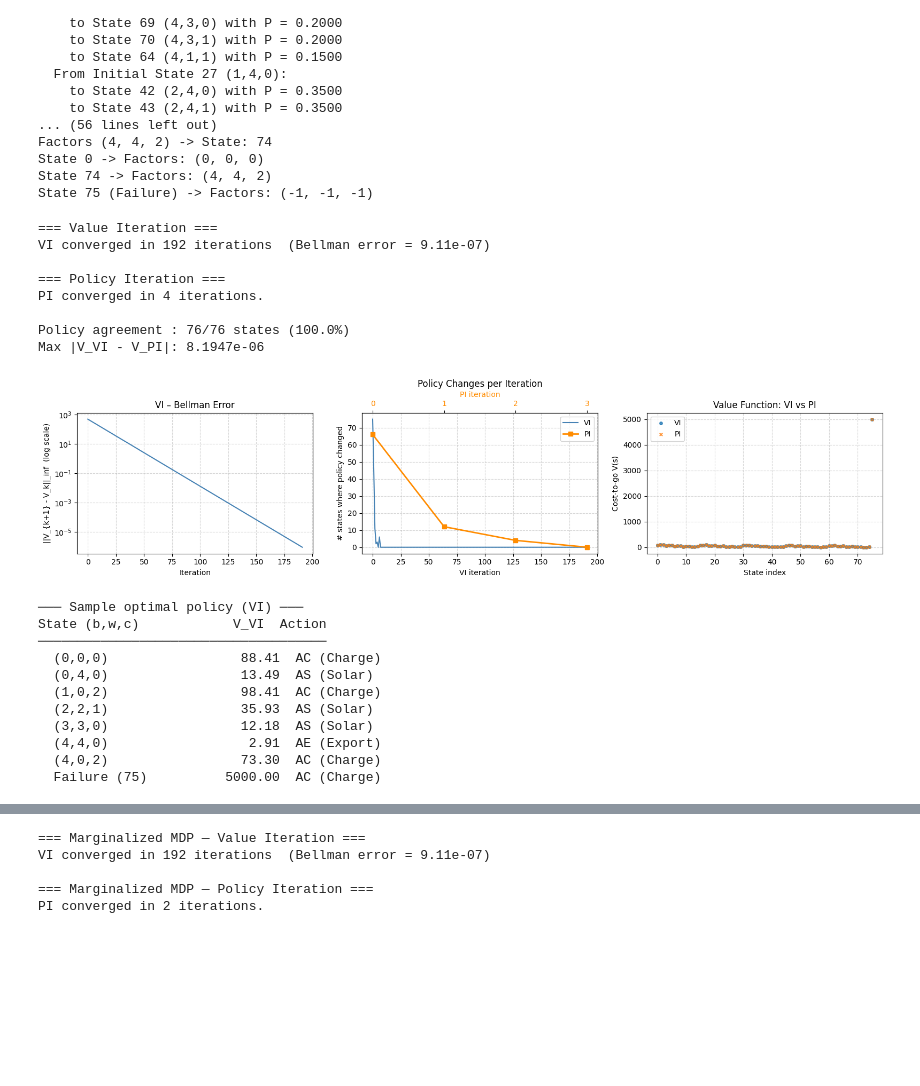
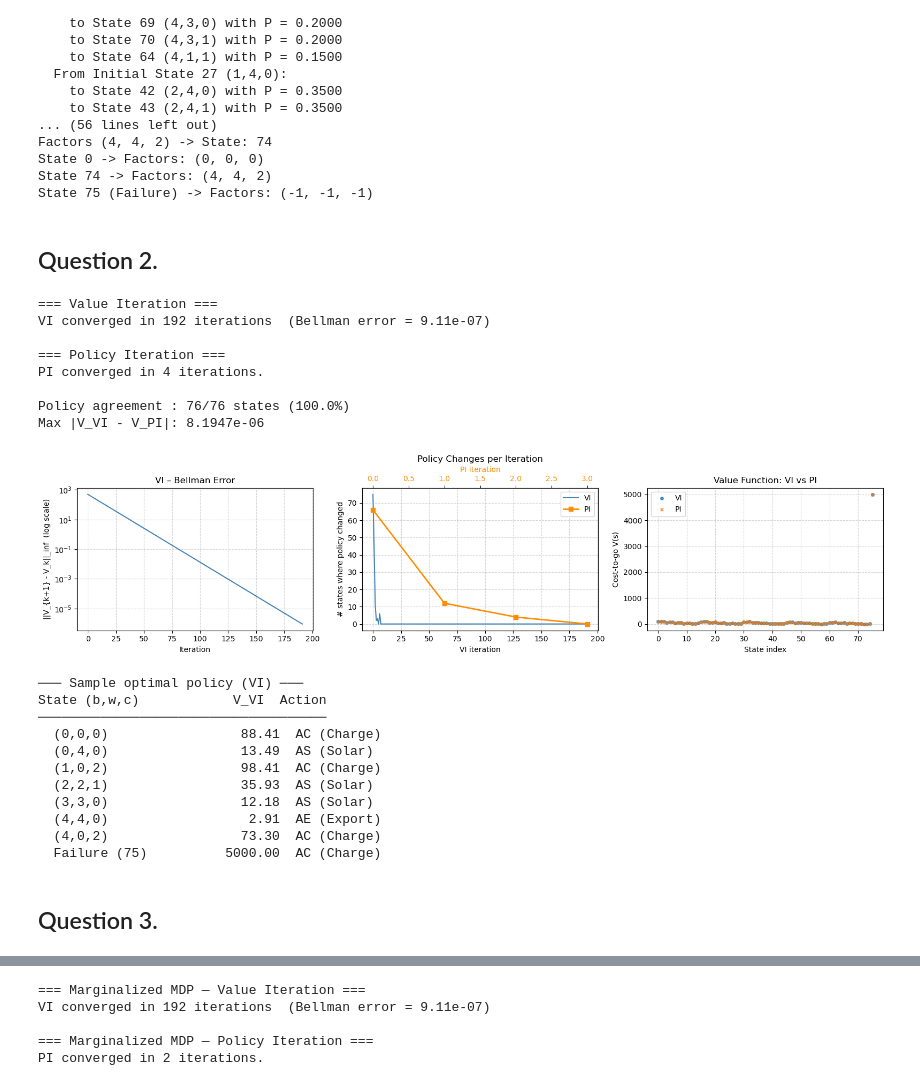
Before and after one commit to FranciscoRedondo29/PADI, a Jupyter notebook: lab2/lab-2.ipynb, the cells around one changed output, grey strips where cells are left out. Cells and saved outputs as stored; diff of their text form; code cells hidden in the pictures; blank space fills up the shorter version.

```diff
--- a/lab2/lab-2.ipynb
+++ b/lab2/lab-2.ipynb
@@ -395,18 +395,17 @@ def policy_iteration(T, C, gamma=GAMMA, max_iter=500):
         print(f"PI reached max_iter={max_iter} without converging.")
 
     return V, pi, {'policy_changes': policy_changes}
+# %% [markdown]
+## Question 2.
 # %%
-# ── Build cost matrix ─────────────────────────────────────────────────
 C_matrix = create_cost_matrix()
 
-# ── Run algorithms ────────────────────────────────────────────────────
 print("=== Value Iteration ===")
 V_vi, pi_vi, hist_vi = value_iteration(T_complex, C_matrix)
 
 print("\n=== Policy Iteration ===")
 V_pi, pi_pi, hist_pi = policy_iteration(T_complex, C_matrix)
 
-# ── Quantitative comparison ───────────────────────────────────────────
 policy_agree = int(np.sum(pi_vi == pi_pi))
 max_V_diff   = float(np.max(np.abs(V_vi - V_pi)))
 print(f"\nPolicy agreement : {policy_agree}/{NUM_TOTAL_STATES} states "
@@ -435,7 +434,6 @@ ax_pi.plot(hist_pi['policy_changes'], color='darkorange', lw=2,
            marker='s', ms=6, label='PI')
 ax_pi.set_xlabel('PI iteration', color='darkorange')
 ax_pi.tick_params(axis='x', labelcolor='darkorange')
-ax_pi.xaxis.set_major_locator(plt.MaxNLocator(integer=True))
 
 lines_vi, labels_vi = axes[1].get_legend_handles_labels()
 lines_pi, labels_pi = ax_pi.get_legend_handles_labels()
@@ -448,35 +446,34 @@ axes[2].scatter(range(NUM_TOTAL_STATES), V_pi, s=15, alpha=0.8,
                 marker='x', label='PI', zorder=3)
 axes[2].set_xlabel('State index')
 axes[2].set_ylabel('Cost-to-go V(s)')
 axes[2].set_title('Value Function: VI vs PI')
 axes[2].legend()
 axes[2].grid(True, ls='--', alpha=0.5)
 
 plt.tight_layout()
 plt.show()
 
-# ── Sample policy display ─────────────────────────────────────────────
 action_names = {AC: 'AC (Charge)', AS: 'AS (Solar)', AE: 'AE (Export)'}
 print("\n─── Sample optimal policy (VI) ───")
 header = f"{'State (b,w,c)':<18} {'V_VI':>10}  {'Action'}"
 print(header)
 print("─" * len(header))
 sample = [(0,0,0), (0,4,0), (1,0,2), (2,2,1), (3,3,0), (4,4,0), (4,0,2)]
 for b, w, c in sample:
     s = factors_to_state(b, w, c)
     print(f"  ({b},{w},{c}){'':<11} {V_vi[s]:>10.2f}  {action_names[pi_vi[s]]}")
 failure_s = NUM_TOTAL_STATES - 1
 print(f"  Failure (75)       {V_vi[failure_s]:>10.2f}  {action_names[pi_vi[failure_s]]}")
 # %% [output]
 === Value Iteration ===
 VI converged in 192 iterations  (Bellman error = 9.11e-07)
 
 === Policy Iteration ===
 PI converged in 4 iterations.
 
 Policy agreement : 76/76 states (100.0%)
 Max |V_VI - V_PI|: 8.1947e-06
-[figure, old version]
+[figure, new version]
 ─── Sample optimal policy (VI) ───
 State (b,w,c)            V_VI  Action
 ─────────────────────────────────────
@@ -488,3 +485,5 @@ State (b,w,c)            V_VI  Action
   (4,4,0)                  2.91  AE (Export)
   (4,0,2)                 73.30  AC (Charge)
   Failure (75)          5000.00  AC (Charge)
+# %% [markdown]
+## Question 3.
```
Also changed, not shown: parts of 3 cells of this notebook.
